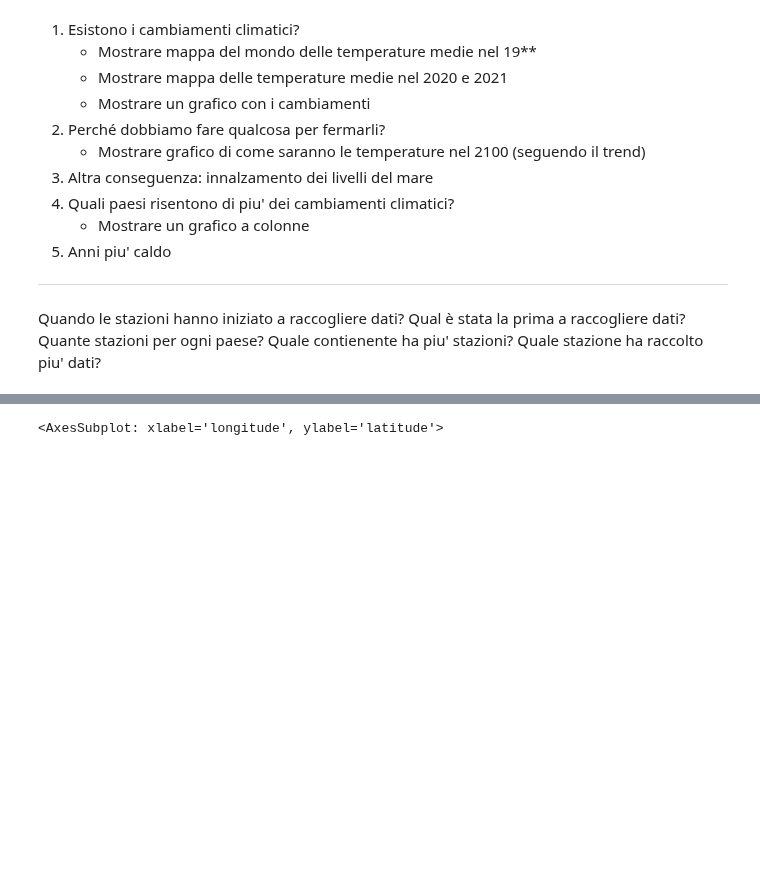
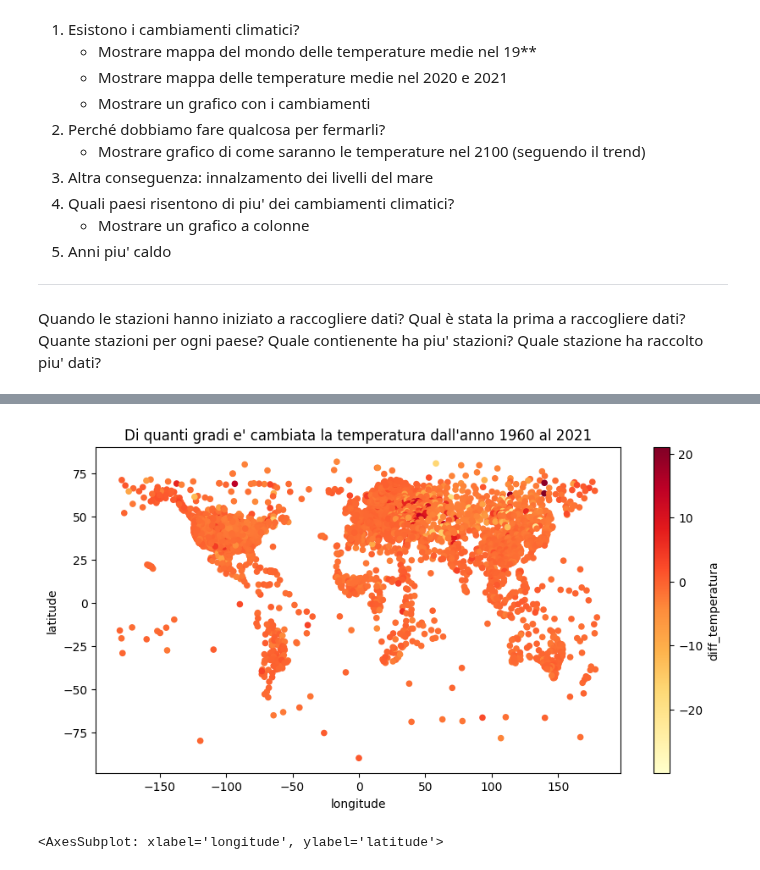
Before and after one commit to ElenaCurti/big-data, a Jupyter notebook: Attivita_03_DataAnalytics/file.ipynb, the cells around one changed output, grey strips where cells are left out. Saved outputs shown, nothing was run; the diff lists cells and outputs as text; code cells hidden in the pictures; blank space fills up the shorter version.

```diff
--- a/Attivita_03_DataAnalytics/file.ipynb
+++ b/Attivita_03_DataAnalytics/file.ipynb
@@ -121,7 +120,7 @@ FILE_CSV_TEMPERATURES = DATA_MODIFIED_FOLDER + "temperatures_created.csv"
 
 # Creo due liste: una con le lunghezze dei campi e una con i nomi delle colonne
 list_width= [11,4,4] + [j for i in [[5,1,1,1] for _ in range(12)] for j in i]
-len(list_width)
+# print(list_width)
 HEADERS_TEMPERATURES = ["station_id", "year", "DEL_ME"]
 for i in range(1,13):
     month_name = calendar.month_name[i]
@@ -146,7 +145,7 @@ if not os.path.exists(FILE_CSV_TEMPERATURES):
         df[month_name+"_value"] = df[month_name+"_value"].apply(lambda x: pd.NA if str(x) == "-9999" else x/100)
 
     # Rimuovo i record con valori nulli
-    df.dropna()
+    #df.dropna()
 
     # Converto in formato CSV
     df.to_csv(FILE_CSV_TEMPERATURES, index=False)
@@ -223,9 +222,18 @@ Quante stazioni per ogni paese?
 Quale contienente ha piu' stazioni?
 Quale stazione ha raccolto piu' dati?
 # %%
-# I dati sono memorizzati tra Tra il 1701 e il 2022
-min_year, max_year = df_temperatures.dropna().year.min(), df_temperatures.dropna().year.max()
+# I dati sono memorizzati tra il 1701 e il 2022
+min_year, max_year = df_temperatures.year.min(), df_temperatures.year.max()
+print(min_year, max_year)
+# df_temperatures.groupby(["year"]).count().sort_values(ascending=False)
+tmp = df_temperatures.year.value_counts(ascending=False).reset_index()
+for i, row in tmp.iterrows():
+    print(f"{row['index']:15}", f"{row['year']:15}")
 # for i in df_temperatures.year.sort_values().unique():
 #     print(i)
-(min_year, max_year)
+# dict = {}
+# for i in range(min_year, max_year+1):
+#     dict[i] = len(df_temperatures[df_temperatures.year == i])
+# for i in sorted(dict, key=dict.get, reverse=True):
+#     print(i, dict[i])
 # %% [output]
@@ -233,3 +257,28 @@ min_year, max_year = df_temperatures.dropna().year.min(), df_temperatures.dropna
+# %%
+
+
+def plot_map_of_year(year1, year2):
+    import matplotlib.pyplot as plt
+
+    # fig, axes = plt.subplots(nrows=1,ncols=2, figsize=(15,5))
+    def get_df(year):
+        df_to_plot = df_temperatures.merge(df_stations, on="station_id")
+        df_to_plot = df_to_plot[(df_to_plot["year"] == year)]
+        df_to_plot['temperatura_year'+str(year)] = df_to_plot[[calendar.month_name[i]+"_value" for i in range(1,13)]].mean(axis=1)
+        df_to_plot = df_to_plot[["station_id", "year","latitude", "longitude", "temperatura_year"+str(year)]]
+        return df_to_plot
+
+    df = get_df(year1).merge(get_df(year2), how="inner",  on=["station_id", "latitude", "longitude"])#,  left_on=['station_id'], right_on = ['station_id'])
+    df['diff_temperatura'] = df['temperatura_year'+str(year1)] - df['temperatura_year'+str(year2)]
+
+    titolo = "Di quanti gradi e' cambiata la temperatura dall'anno "+str(year1)+" al " + str(year2)
+    df.plot(x="longitude", y="latitude", kind="scatter", c="diff_temperatura",colormap="YlOrRd", title=titolo, legend=True, figsize=(10, 5))#, ax=axes[0], subplots=True)#, figsize=(20, 10))
+    #.plot(x="longitude", y="latitude", kind="scatter", c="temperatura",colormap="YlOrRd", title=titolo, legend=True, ax=axes[1], subplots=True)#, figsize=(20, 10))
+    plt.show()
+
+plot_map_of_year(1960, 2021)
+# %% [output]
+[figure, added]
 # %%
 df_stations.plot(x="longitude", y="latitude", kind="scatter", c="station_elev",colormap="YlOrRd")
 # %% [output]
```
Also changed, not shown: parts of 2 cells of this notebook.
